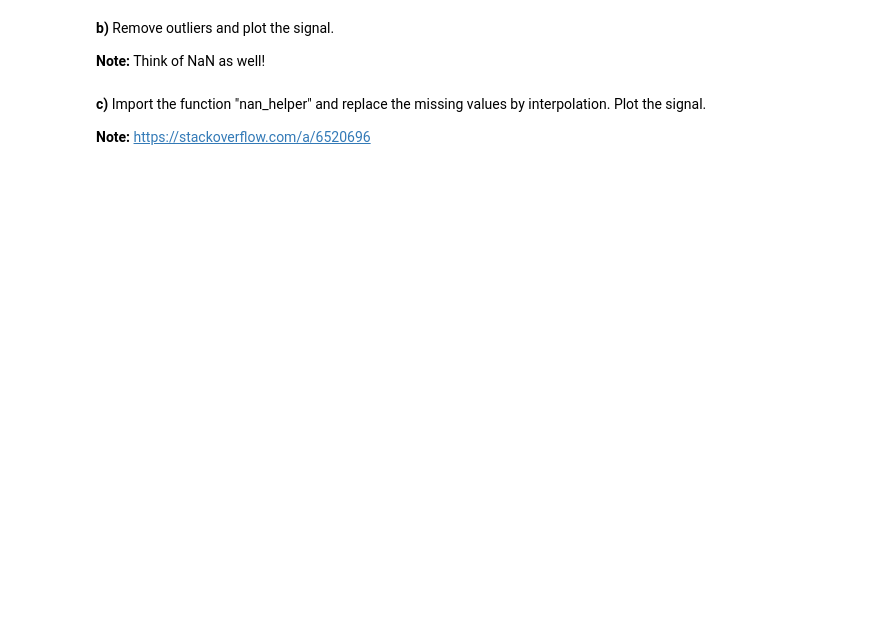
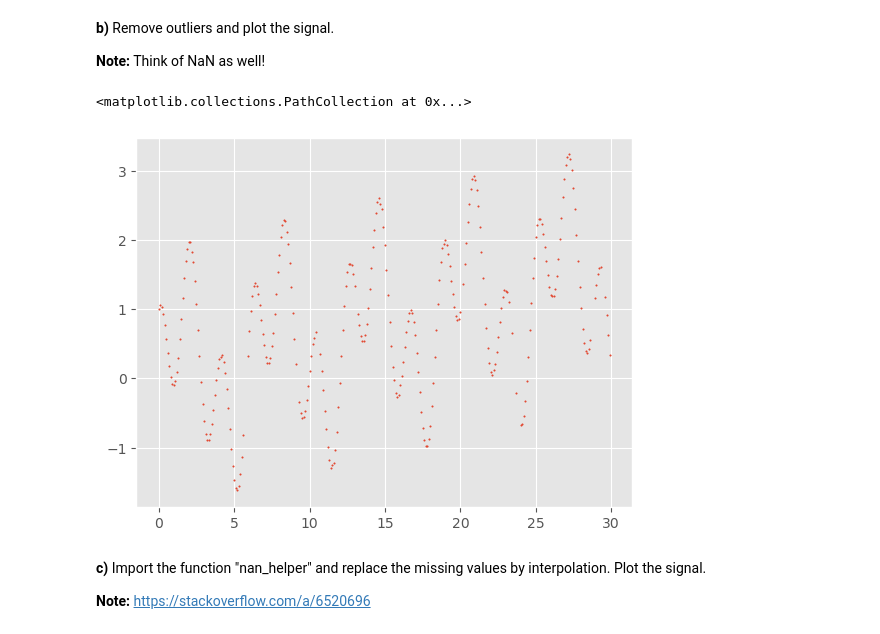
Before and after one commit to KlaraGtknst/TSDM_WS23_34, a Jupyter notebook: Exercise_02_preprocessing.ipynb, the cells around one changed output. Drawn from its saved outputs; the diff is of its cells as text; code cells hidden in the pictures; blank space fills up the shorter version.

```diff
--- a/Exercise_02_preprocessing.ipynb
+++ b/Exercise_02_preprocessing.ipynb
@@ -28,3 +26,16 @@ from util import get_disturbed_signal
+# %%
+data = pd.DataFrame({'x': x[0], 'y': x[1]})
+data.dropna(inplace=True)
+
+mu_col = data.mean()
+std_col = data.std()
+data = data[data <= mu_col + 2 * std_col]
+data = data[data >= mu_col - 2 * std_col]
+
+plt.scatter(data['x'], data['y'], s=0.9)
+# %% [output]
+<matplotlib.collections.PathCollection at 0x...>
+[figure, added]
 # %% [markdown]
 **c)** Import the function "nan_helper" and replace the missing values by interpolation.
 Plot the signal.
```
Also changed, not shown: parts of 5 cells of this notebook, 1 other file.
